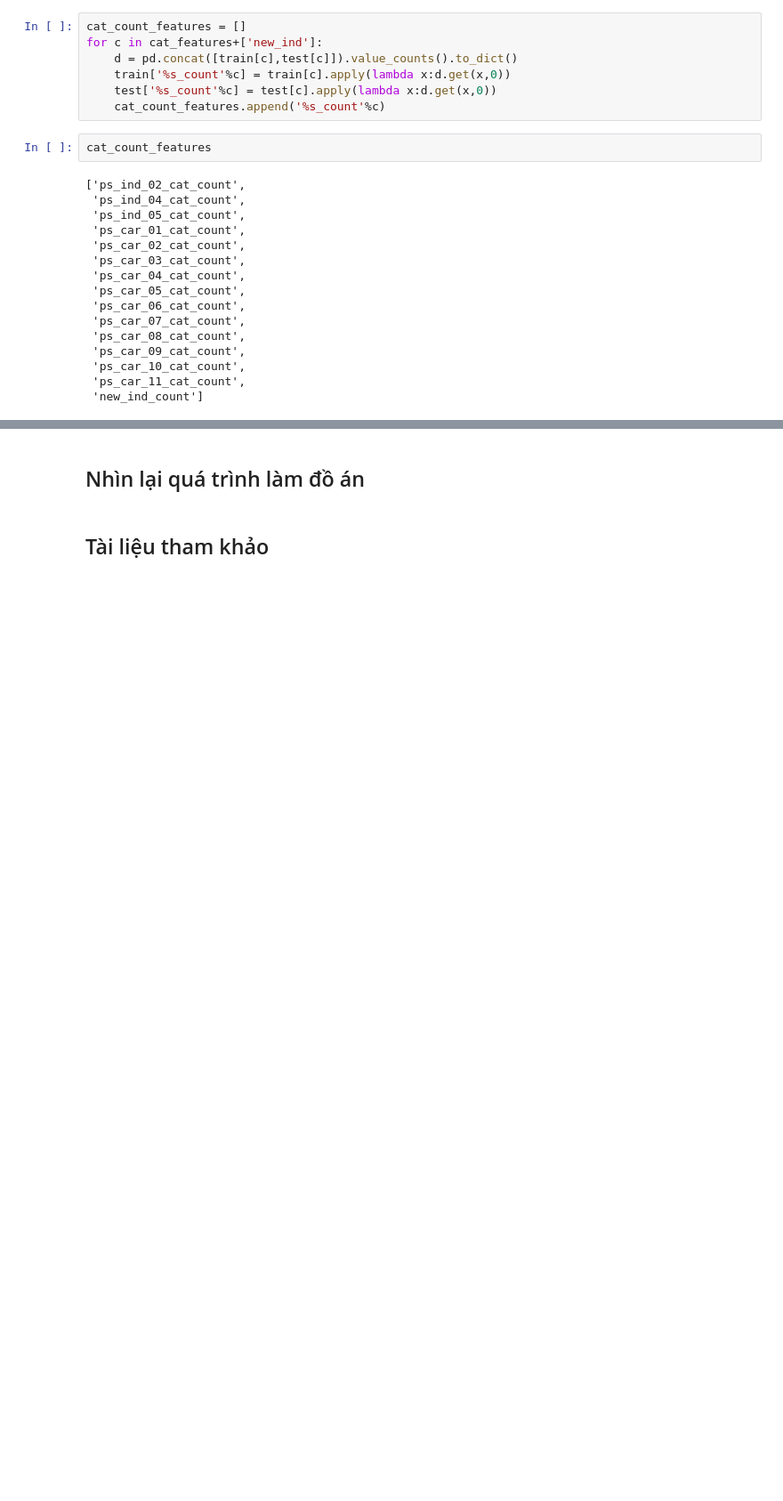
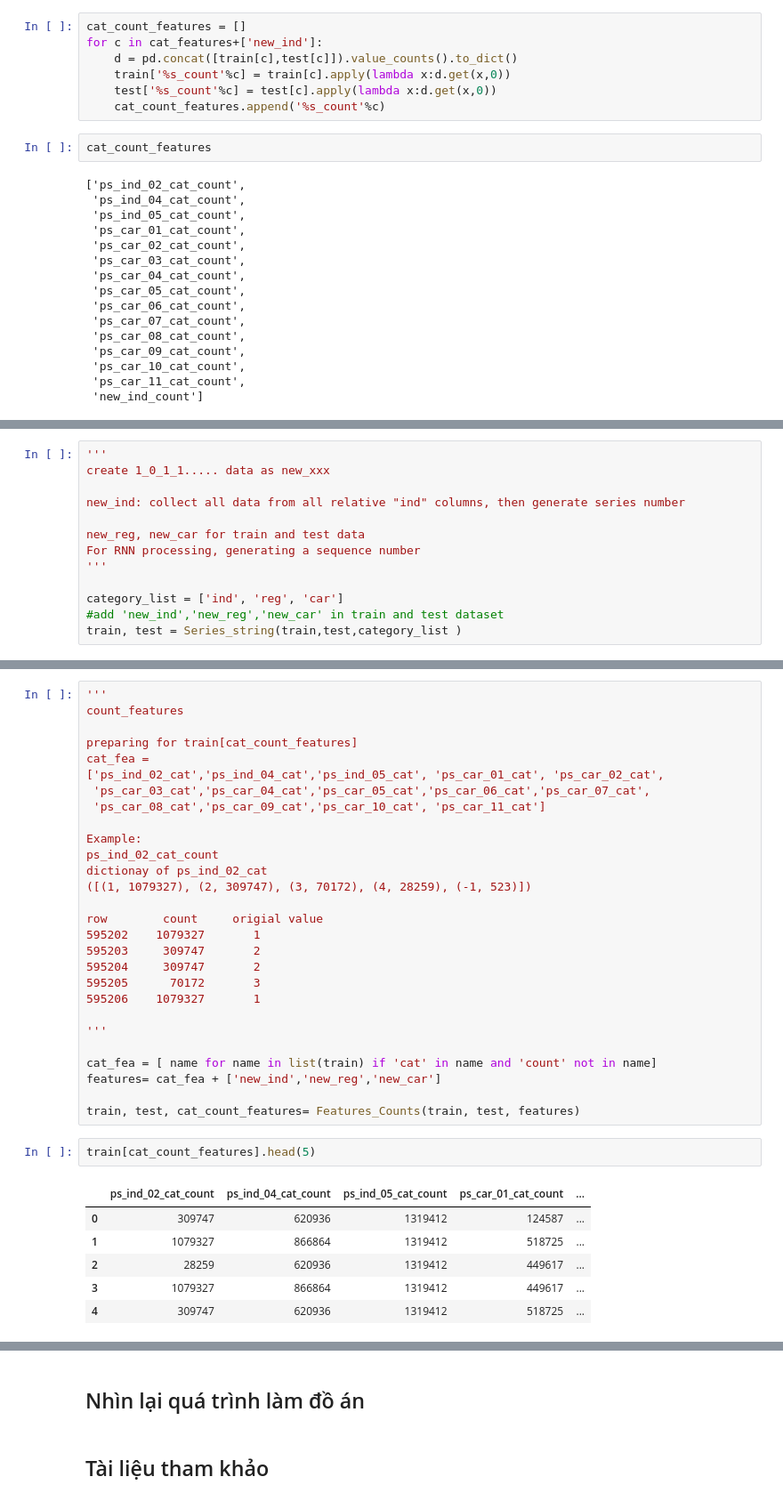
Before and after one commit to PhamVietXuan/kaggle-porto-seguro, a Jupyter notebook: Report.ipynb, the cells around one changed output, grey strips where cells are left out. Shown at 89% size. Drawn from its saved outputs; the diff is of its cells as text; blank space fills up the shorter version.

```diff
--- a/Report.ipynb
+++ b/Report.ipynb
@@ -296,0 +332,13 @@ Các feature engineering thêm cho mô hình **Neural networks**.
+# %%
+'''
+create 1_0_1_1..... data as new_xxx
+
+new_ind: collect all data from all relative "ind" columns, then generate series number
+
+new_reg, new_car for train and test data
+For RNN processing, generating a sequence number
+'''
+
+category_list = ['ind', 'reg', 'car']
+#add 'new_ind','new_reg','new_car' in train and test dataset
+train, test = Series_string(train,test,category_list )
@@ -296,0 +354,37 @@ Các feature engineering thêm cho mô hình **Neural networks**.
+# %%
+'''
+count_features
+
+preparing for train[cat_count_features]
+cat_fea =
+['ps_ind_02_cat','ps_ind_04_cat','ps_ind_05_cat', 'ps_car_01_cat', 'ps_car_02_cat',
+ 'ps_car_03_cat','ps_car_04_cat','ps_car_05_cat','ps_car_06_cat','ps_car_07_cat',
+ 'ps_car_08_cat','ps_car_09_cat','ps_car_10_cat', 'ps_car_11_cat']
+
+Example:
+ps_ind_02_cat_count
+dictionay of ps_ind_02_cat
+([(1, 1079327), (2, 309747), (3, 70172), (4, 28259), (-1, 523)])
+
+row        count     origial value
+595202    1079327       1
+595203     309747       2
+595204     309747       2
+595205      70172       3
+595206    1079327       1
+
+'''
+
+cat_fea = [ name for name in list(train) if 'cat' in name and 'count' not in name]
+features= cat_fea + ['new_ind','new_reg','new_car']
+
+train, test, cat_count_features= Features_Counts(train, test, features)
+# %%
+train[cat_count_features].head(5)
+# %% [output]
+|  | ps_ind_02_cat_count | ps_ind_04_cat_count | ps_ind_05_cat_count | ps_car_01_cat_count | ... |
+| 0 | 309747 | 620936 | 1319412 | 124587 | ... |
+| 1 | 1079327 | 866864 | 1319412 | 518725 | ... |
+| 2 | 28259 | 620936 | 1319412 | 449617 | ... |
+| 3 | 1079327 | 866864 | 1319412 | 449617 | ... |
+| 4 | 309747 | 620936 | 1319412 | 518725 | ... |
```
Also changed, not shown: parts of 24 cells of this notebook, 2 other files.
